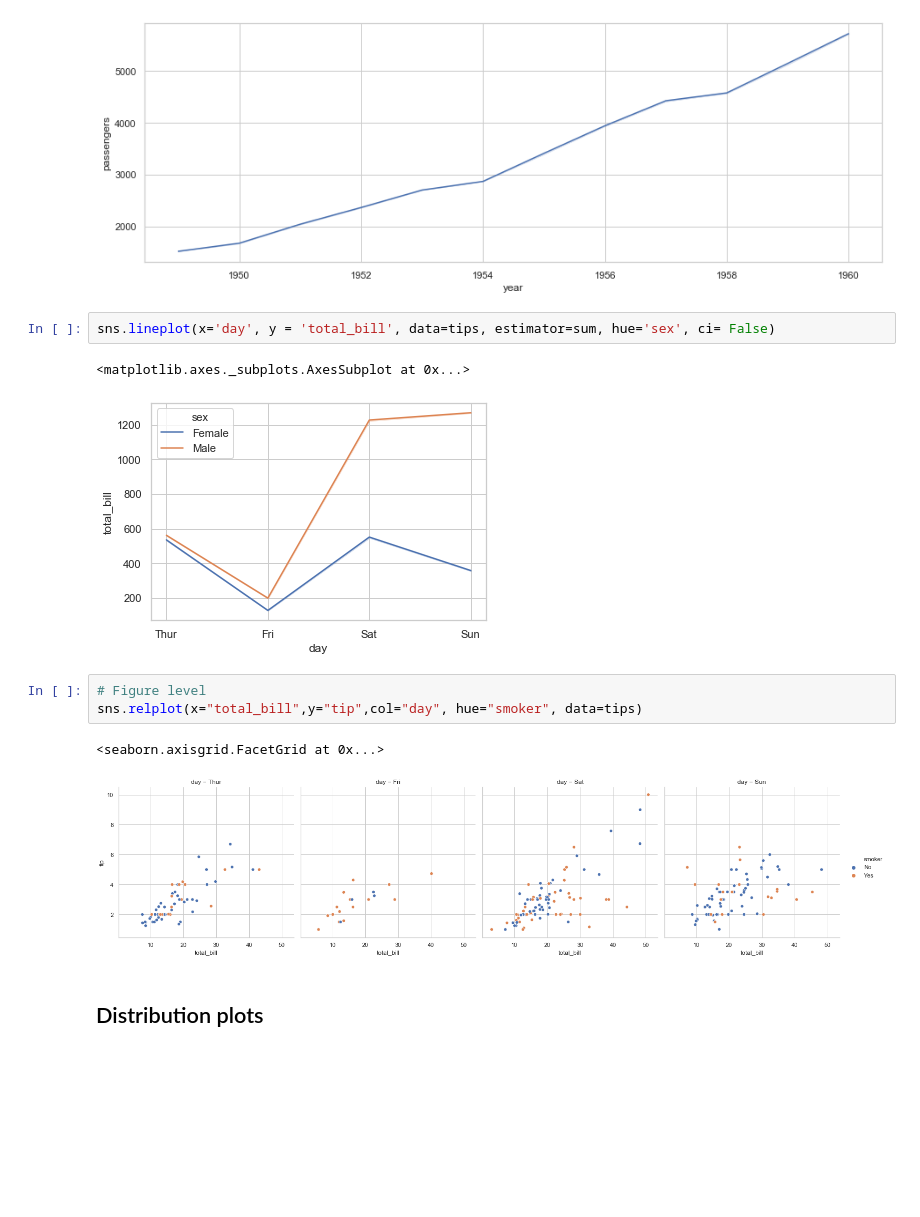
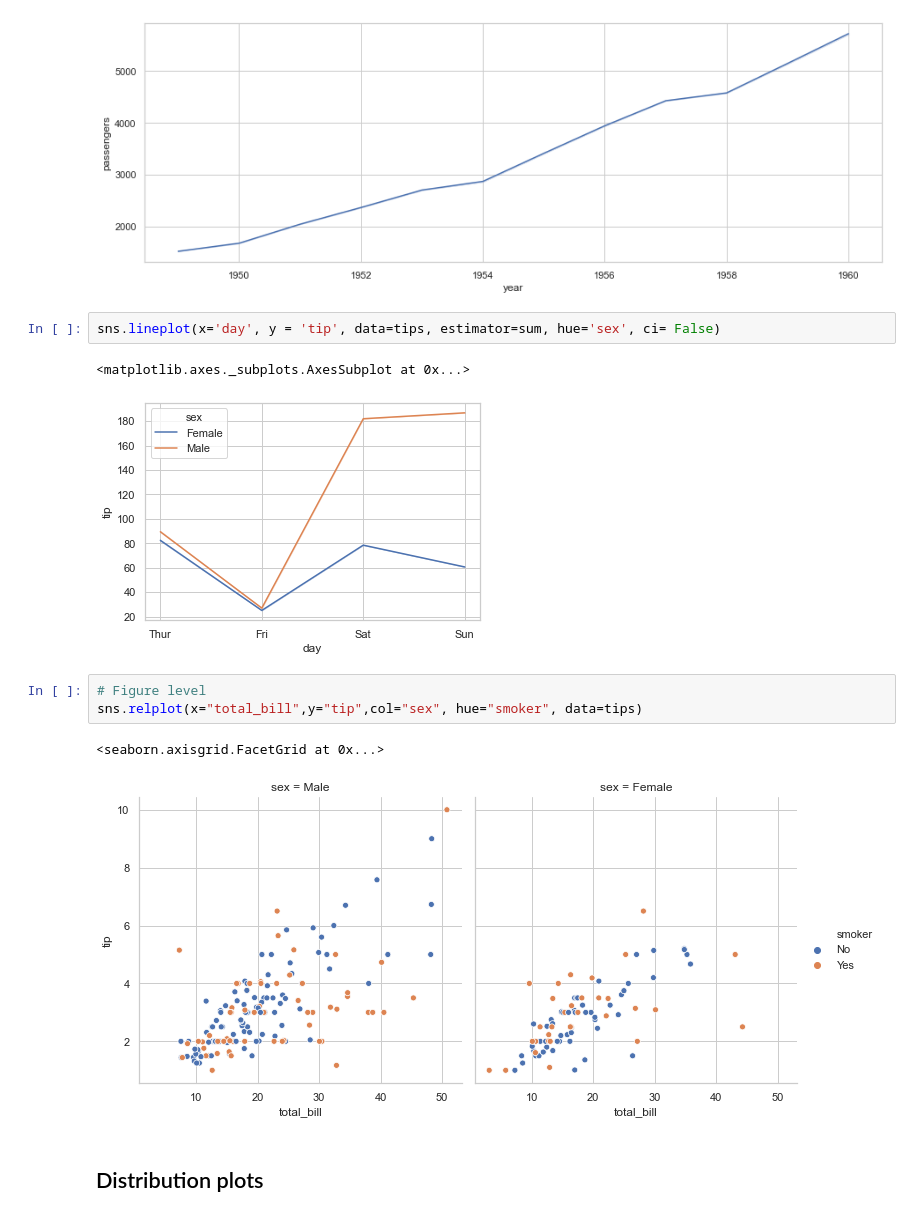
Before and after one commit to srikanthpragada/DS_28_SEP_2020, a Jupyter notebook: plots/seaborn_demo.ipynb, the cells around one changed output. Drawn from its saved outputs; the diff is of its cells as text; blank space fills up the shorter version.

```diff
--- a/plots/seaborn_demo.ipynb
+++ b/plots/seaborn_demo.ipynb
@@ -180,16 +189,16 @@ sns.lineplot(x="year", y="passengers", estimator=sum, data=flights,ci=False)
 <matplotlib.axes._subplots.AxesSubplot at 0x...>
 [figure]
 # %%
-sns.lineplot(x='day', y = 'total_bill', data=tips, estimator=sum, hue='sex', ci= False)
+sns.lineplot(x='day', y = 'tip', data=tips, estimator=sum, hue='sex', ci= False)
 # %% [output]
 <matplotlib.axes._subplots.AxesSubplot at 0x...>
-[figure, old version]
+[figure, new version]
 # %%
 # Figure level
-sns.relplot(x="total_bill",y="tip",col="day", hue="smoker", data=tips)
+sns.relplot(x="total_bill",y="tip",col="sex", hue="smoker", data=tips)
 # %% [output]
 <seaborn.axisgrid.FacetGrid at 0x...>
-[figure, old version]
+[figure, new version]
 # %% [markdown]
 ## Distribution plots
 # %%
```
Also changed, not shown: parts of 11 cells of this notebook, 1 other file.
